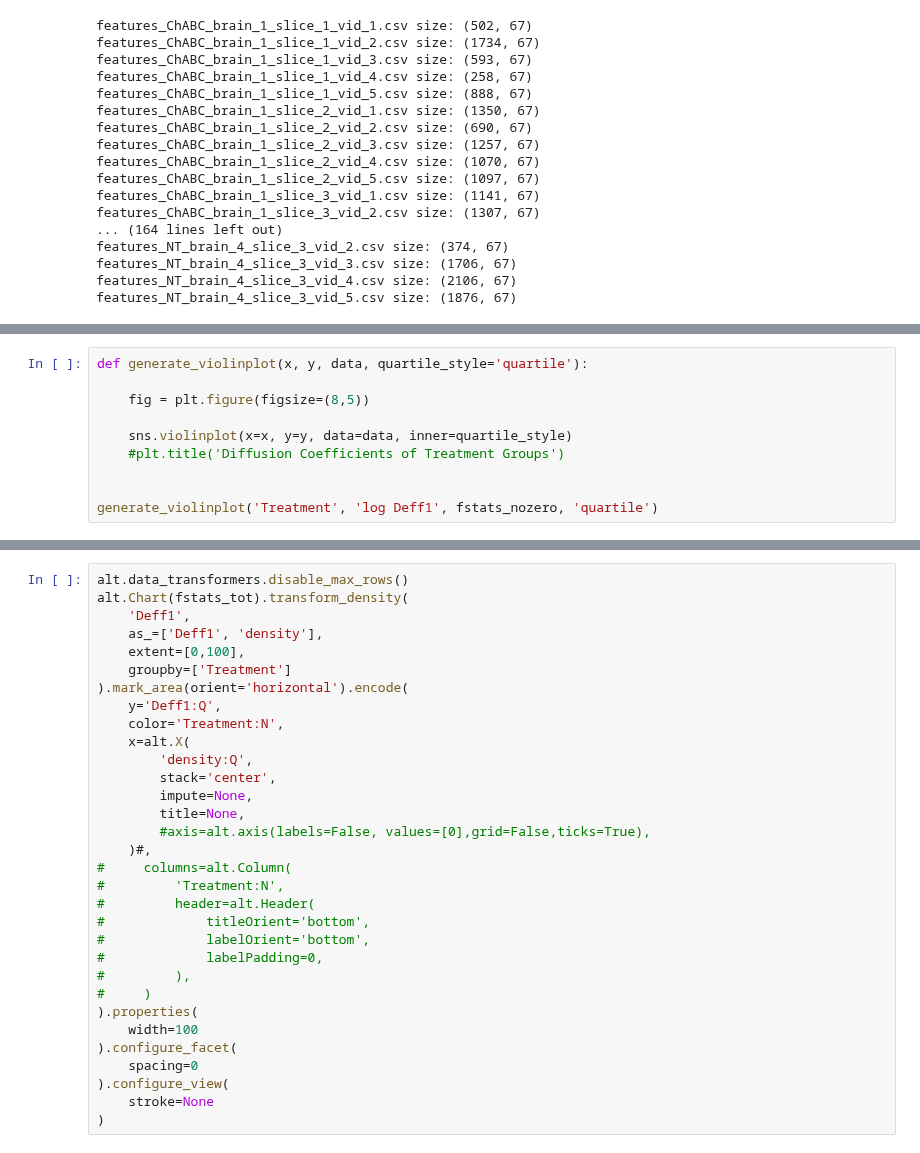
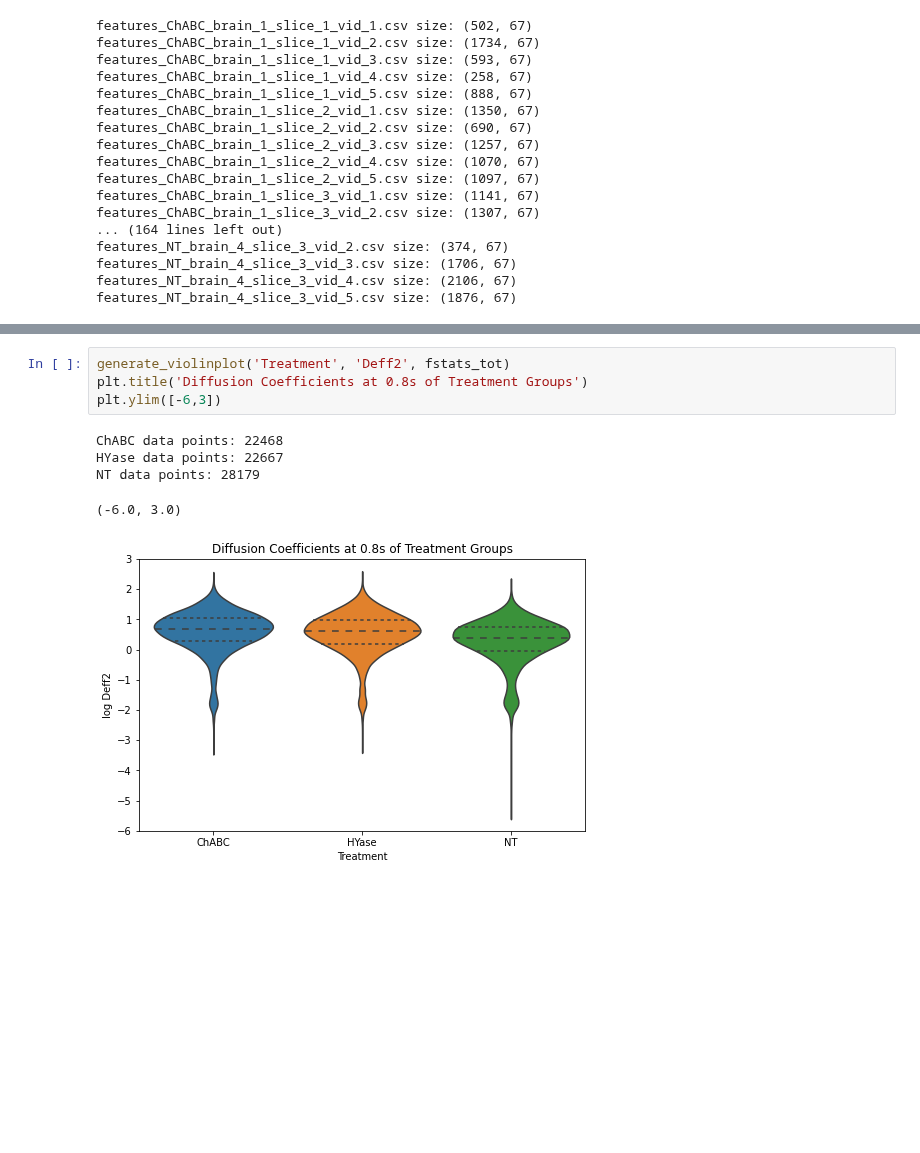
Before and after one commit to Nance-Lab/diff_predictor, a Jupyter notebook: notebooks/Deff_analysis.ipynb, the cells around one changed output, grey strips where cells are left out. Cells and saved outputs as stored; diff of their text form; blank space fills up the shorter version.

```diff
--- a/notebooks/Deff_analysis.ipynb
+++ b/notebooks/Deff_analysis.ipynb
@@ -94,10 +144,0 @@ See the caveats in the documentation: http://pandas.pydata.org/pandas-docs/stabl
-# %%
-def generate_violinplot(x, y, data, quartile_style='quartile'):
-
-    fig = plt.figure(figsize=(8,5))
-
-    sns.violinplot(x=x, y=y, data=data, inner=quartile_style)
-    #plt.title('Diffusion Coefficients of Treatment Groups')
-
-
-generate_violinplot('Treatment', 'log Deff1', fstats_nozero, 'quartile')
@@ -266,32 +145,10 @@ chart
-# %%
-alt.data_transformers.disable_max_rows()
-alt.Chart(fstats_tot).transform_density(
-    'Deff1',
-    as_=['Deff1', 'density'],
-    extent=[0,100],
-    groupby=['Treatment']
-).mark_area(orient='horizontal').encode(
-    y='Deff1:Q',
-    color='Treatment:N',
-    x=alt.X(
-        'density:Q',
-        stack='center',
-        impute=None,
-        title=None,
-        #axis=alt.axis(labels=False, values=[0],grid=False,ticks=True),
-    )#,
-#     columns=alt.Column(
-#         'Treatment:N',
-#         header=alt.Header(
-#             titleOrient='bottom',
-#             labelOrient='bottom',
-#             labelPadding=0,
-#         ),
-#     )
-).properties(
-    width=100
-).configure_facet(
-    spacing=0
-).configure_view(
-    stroke=None
-)
+# %%
+generate_violinplot('Treatment', 'Deff2', fstats_tot)
+plt.title('Diffusion Coefficients at 0.8s of Treatment Groups')
+plt.ylim([-6,3])
+# %% [output]
+ChABC data points: 22468
+HYase data points: 22667
+NT data points: 28179
+(-6.0, 3.0)
+[figure, added]
```
Also changed, not shown: parts of 17 cells of this notebook, 9 other files.
